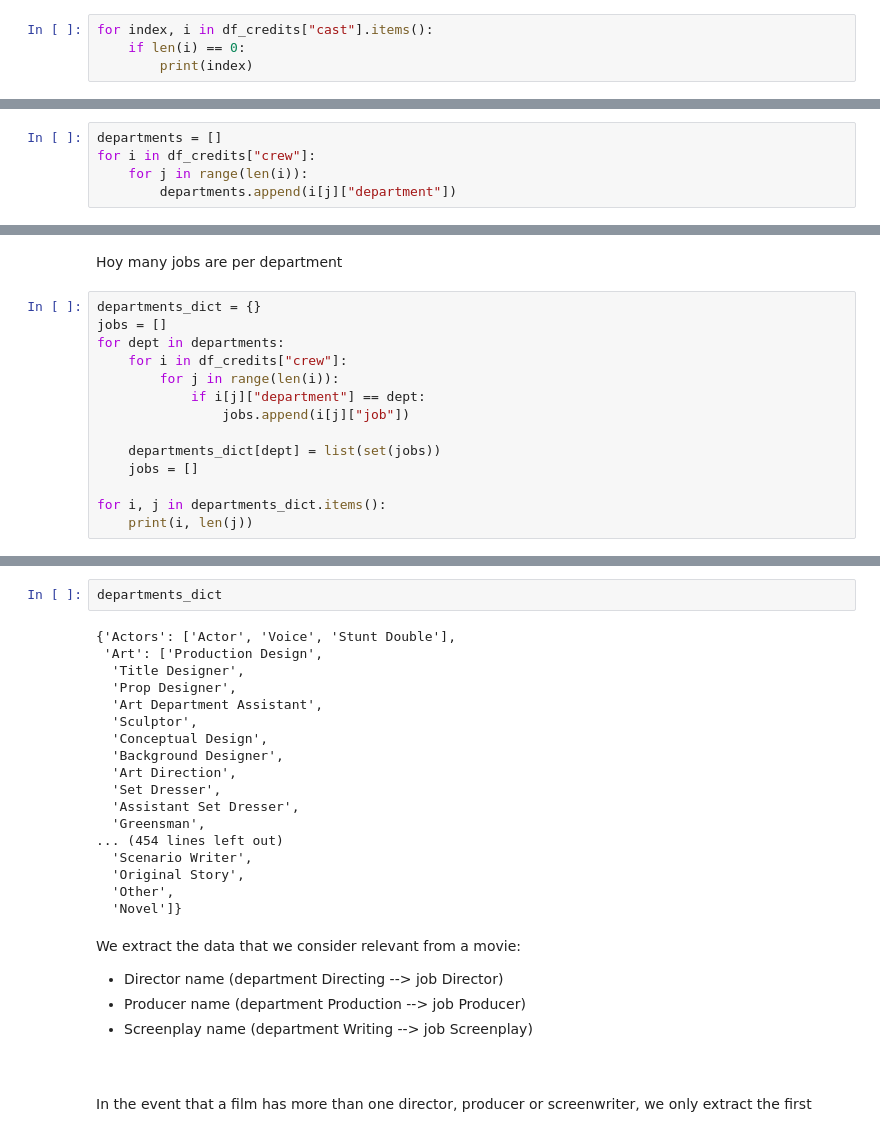
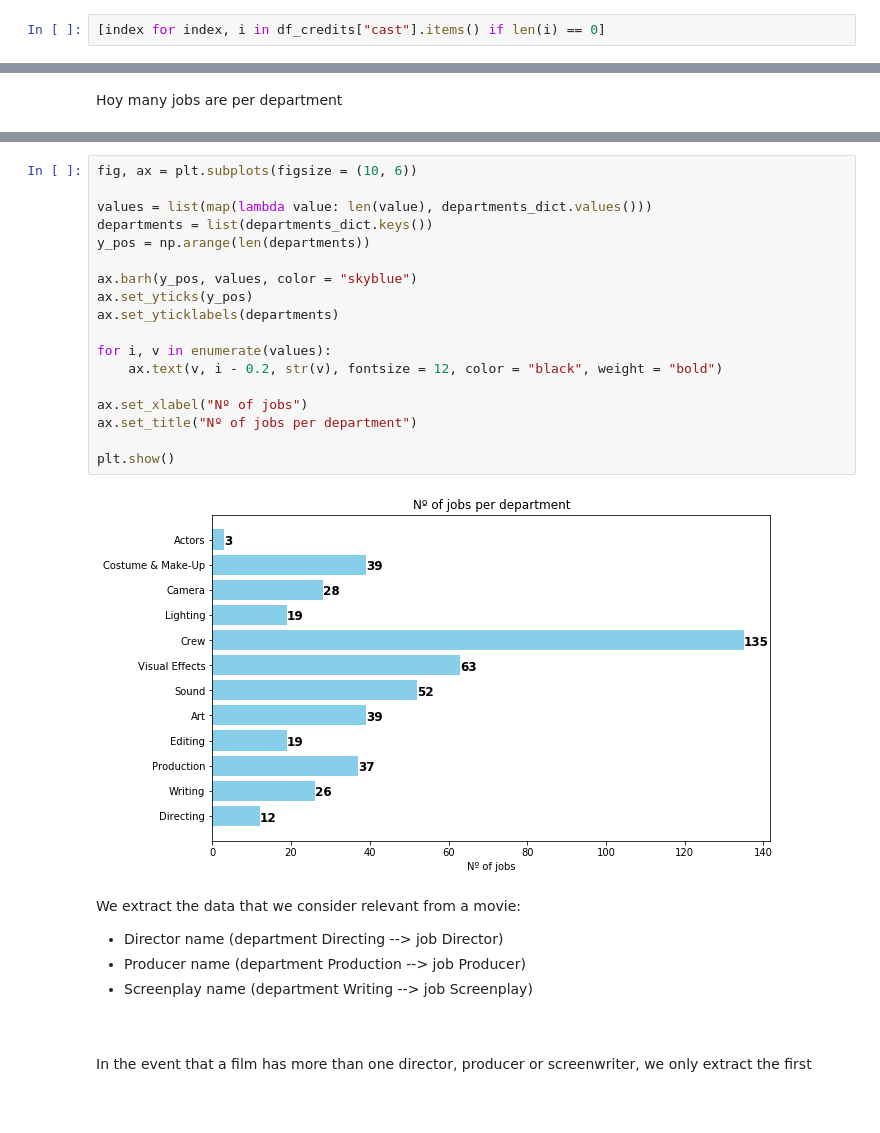
Before and after one commit to ElsaDuran/reves, a Jupyter notebook: Credits.ipynb, the cells around one changed output, grey strips where cells are left out. Saved outputs shown, nothing was run; the diff lists cells and outputs as text; blank space fills up the shorter version.

Commit message:
modified credits notebook

```diff
--- a/Credits.ipynb
+++ b/Credits.ipynb
@@ -119,7 +140,5 @@ df_credits["id"][0]
 # %% [markdown]
 Above we've seen that there are not null data, let's check if there are empty lists in the cast and crew columns
 # %%
-for index, i in df_credits["cast"].items():
-    if len(i) == 0:
-        print(index)
+[index for index, i in df_credits["cast"].items() if len(i) == 0]
 # %% [output]
@@ -307,5 +314,0 @@ Hoy many departments are
-# %%
-departments = []
-for i in df_credits["crew"]:
-    for j in range(len(i)):
-        departments.append(i[j]["department"])
@@ -328,16 +354,2 @@ departments
 # %% [markdown]
 Hoy many jobs are per department
-# %%
-departments_dict = {}
-jobs = []
-for dept in departments:
-    for i in df_credits["crew"]:
-        for j in range(len(i)):
-            if i[j]["department"] == dept:
-                jobs.append(i[j]["job"])
-
-    departments_dict[dept] = list(set(jobs))
-    jobs = []
-
-for i, j in departments_dict.items():
-    print(i, len(j))
@@ -357,23 +356,23 @@ Crew 135
-# %%
-departments_dict
-# %% [output]
-{'Actors': ['Actor', 'Voice', 'Stunt Double'],
- 'Art': ['Production Design',
-  'Title Designer',
-  'Prop Designer',
-  'Art Department Assistant',
-  'Sculptor',
-  'Conceptual Design',
-  'Background Designer',
-  'Art Direction',
-  'Set Dresser',
-  'Assistant Set Dresser',
-  'Greensman',
-... (454 lines left out)
-  'Scenario Writer',
-  'Original Story',
-  'Other',
-  'Novel']}
+# %%
+fig, ax = plt.subplots(figsize = (10, 6))
+
+values = list(map(lambda value: len(value), departments_dict.values()))
+departments = list(departments_dict.keys())
+y_pos = np.arange(len(departments))
+
+ax.barh(y_pos, values, color = "skyblue")
+ax.set_yticks(y_pos)
+ax.set_yticklabels(departments)
+
+for i, v in enumerate(values):
+    ax.text(v, i - 0.2, str(v), fontsize = 12, color = "black", weight = "bold")
+
+ax.set_xlabel("Nº of jobs")
+ax.set_title("Nº of jobs per department")
+
+plt.show()
+# %% [output]
+[figure, added]
 # %% [markdown]
 We extract the data that we consider relevant from a movie:
 - Director name (department Directing --> job Director)
```
Also changed, not shown: parts of 14 cells of this notebook.
